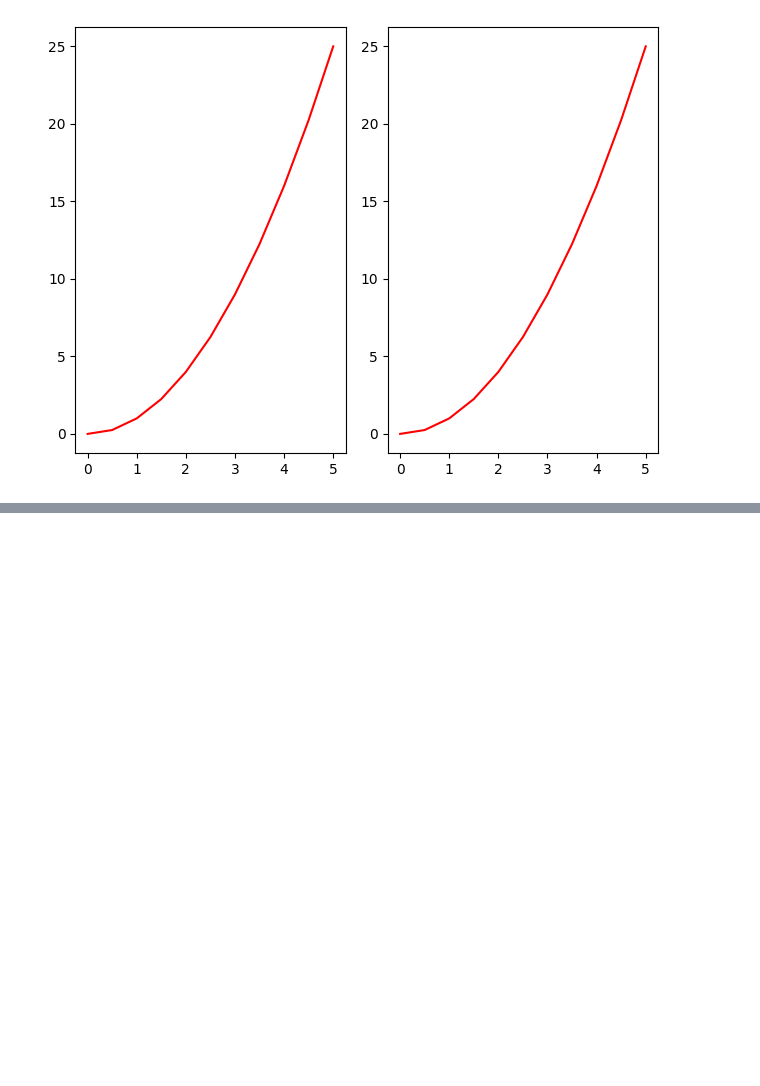
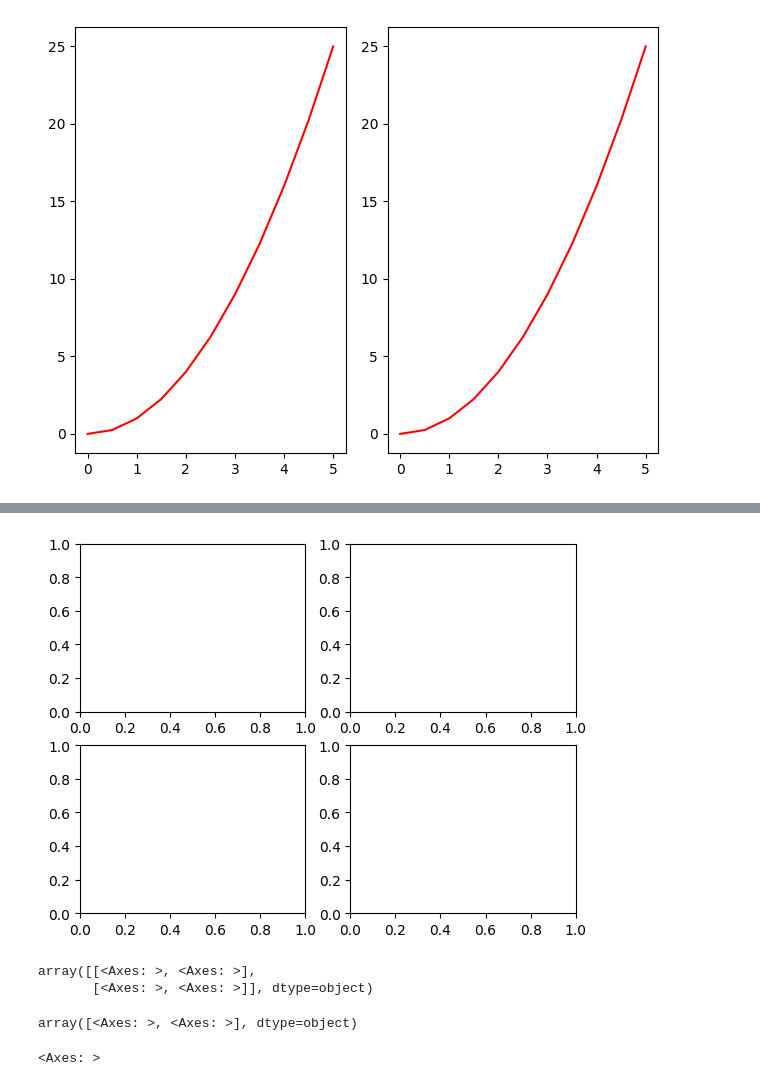
Before and after one commit to ludiemert/Data_Visualization_Matplotlib, a Jupyter notebook: Matplotlib.ipynb, the cells around one changed output, grey strips where cells are left out. Drawn from its saved outputs; the diff is of its cells as text; code cells hidden in the pictures; blank space fills up the shorter version.

```diff
--- a/Matplotlib.ipynb
+++ b/Matplotlib.ipynb
@@ -208,0 +217,21 @@ plt.tight_layout()
+# %%
+# comportamento com multiplas linhas
+fig, ax = plt.subplots(nrows=2, ncols=2)
+# %% [output]
+[figure, added]
+# %%
+# agora o eixo tem uma lista de lista
+ax
+# %% [output]
+array([[<Axes: >, <Axes: >],
+       [<Axes: >, <Axes: >]], dtype=object)
+# %%
+# primeiro elemento eh a primeira linha
+ax[0]
+# %% [output]
+array([<Axes: >, <Axes: >], dtype=object)
+# %%
+# primeiro elemento da segunda linha
+ax[1][1]
+# %% [output]
+<Axes: >
```
Also changed, not shown: parts of 2 cells of this notebook.
